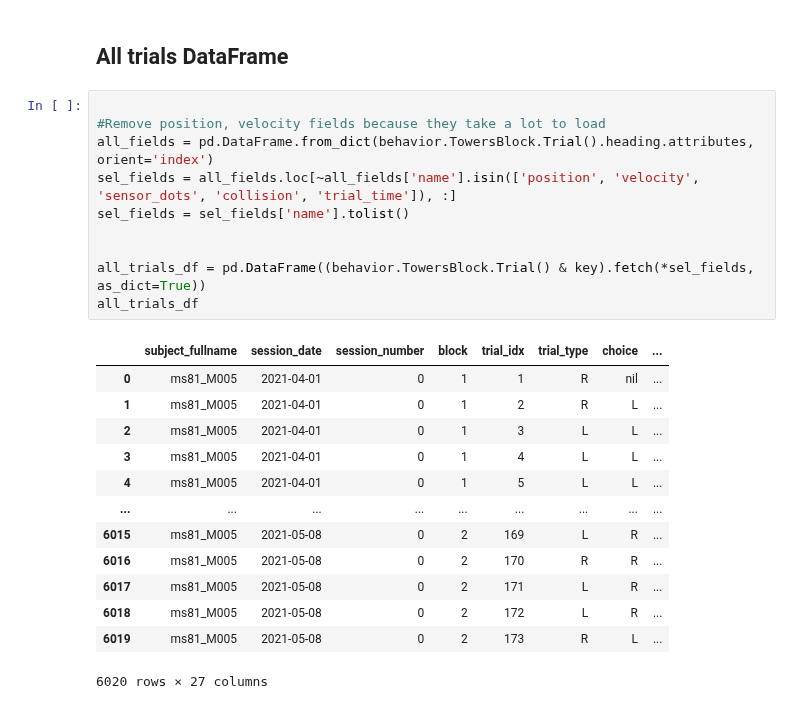
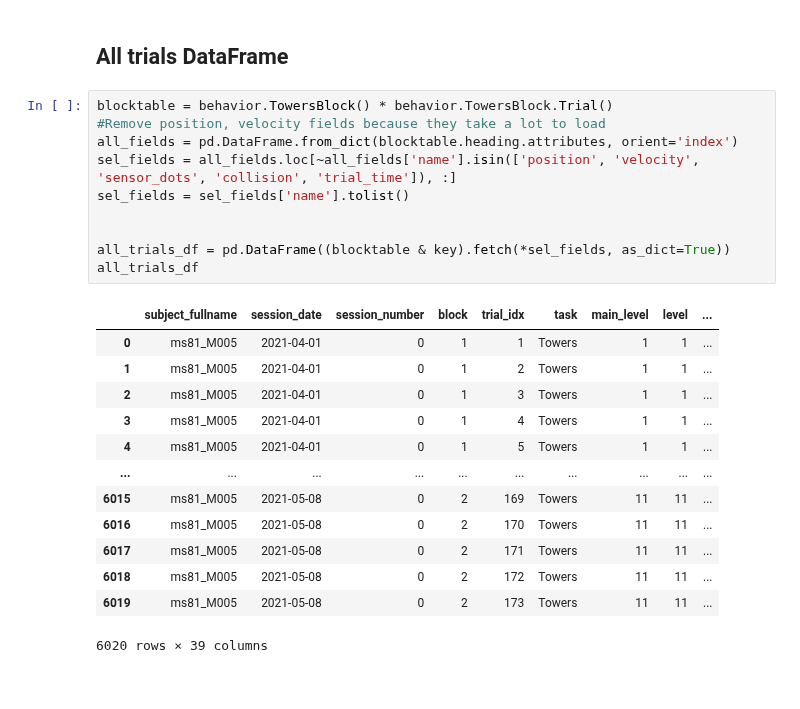
Before and after one commit to BrainCOGS/U19-pipeline-python, a Jupyter notebook: notebooks/fetch_session_data.ipynb, the cells around one changed output. Cells and saved outputs as stored; diff of their text form.

Commit message:
trial data processed in notebook

```diff
--- a/notebooks/fetch_session_data.ipynb
+++ b/notebooks/fetch_session_data.ipynb
@@ -56,26 +46,26 @@ all_sessions_df
 # %% [markdown]
 ## All trials DataFrame
 # %%
-
+blocktable = behavior.TowersBlock() * behavior.TowersBlock.Trial()
 #Remove position, velocity fields because they take a lot to load
-all_fields = pd.DataFrame.from_dict(behavior.TowersBlock.Trial().heading.attributes, orient='index')
+all_fields = pd.DataFrame.from_dict(blocktable.heading.attributes, orient='index')
 sel_fields = all_fields.loc[~all_fields['name'].isin(['position', 'velocity', 'sensor_dots', 'collision', 'trial_time']), :]
 sel_fields = sel_fields['name'].tolist()
 
 
-all_trials_df = pd.DataFrame((behavior.TowersBlock.Trial() & key).fetch(*sel_fields, as_dict=True))
+all_trials_df = pd.DataFrame((blocktable & key).fetch(*sel_fields, as_dict=True))
 all_trials_df
 # %% [output]
-|  | subject_fullname | session_date | session_number | block | trial_idx | trial_type | choice | ... |
-| 0 | ms81_M005 | 2021-04-01 | 0 | 1 | 1 | R | nil | ... |
-| 1 | ms81_M005 | 2021-04-01 | 0 | 1 | 2 | R | L | ... |
-| 2 | ms81_M005 | 2021-04-01 | 0 | 1 | 3 | L | L | ... |
-| 3 | ms81_M005 | 2021-04-01 | 0 | 1 | 4 | L | L | ... |
-| 4 | ms81_M005 | 2021-04-01 | 0 | 1 | 5 | L | L | ... |
-| ... | ... | ... | ... | ... | ... | ... | ... | ... |
-| 6015 | ms81_M005 | 2021-05-08 | 0 | 2 | 169 | L | R | ... |
-| 6016 | ms81_M005 | 2021-05-08 | 0 | 2 | 170 | R | R | ... |
-| 6017 | ms81_M005 | 2021-05-08 | 0 | 2 | 171 | L | R | ... |
-| 6018 | ms81_M005 | 2021-05-08 | 0 | 2 | 172 | L | R | ... |
-| 6019 | ms81_M005 | 2021-05-08 | 0 | 2 | 173 | R | L | ... |
+|  | subject_fullname | session_date | session_number | block | trial_idx | task | main_level | level | ... |
+| 0 | ms81_M005 | 2021-04-01 | 0 | 1 | 1 | Towers | 1 | 1 | ... |
+| 1 | ms81_M005 | 2021-04-01 | 0 | 1 | 2 | Towers | 1 | 1 | ... |
+| 2 | ms81_M005 | 2021-04-01 | 0 | 1 | 3 | Towers | 1 | 1 | ... |
+| 3 | ms81_M005 | 2021-04-01 | 0 | 1 | 4 | Towers | 1 | 1 | ... |
+| 4 | ms81_M005 | 2021-04-01 | 0 | 1 | 5 | Towers | 1 | 1 | ... |
+| ... | ... | ... | ... | ... | ... | ... | ... | ... | ... |
+| 6015 | ms81_M005 | 2021-05-08 | 0 | 2 | 169 | Towers | 11 | 11 | ... |
+| 6016 | ms81_M005 | 2021-05-08 | 0 | 2 | 170 | Towers | 11 | 11 | ... |
+| 6017 | ms81_M005 | 2021-05-08 | 0 | 2 | 171 | Towers | 11 | 11 | ... |
+| 6018 | ms81_M005 | 2021-05-08 | 0 | 2 | 172 | Towers | 11 | 11 | ... |
+| 6019 | ms81_M005 | 2021-05-08 | 0 | 2 | 173 | Towers | 11 | 11 | ... |
-6020 rows × 27 columns
+6020 rows × 39 columns
```
Also changed, not shown: parts of 3 cells of this notebook.
